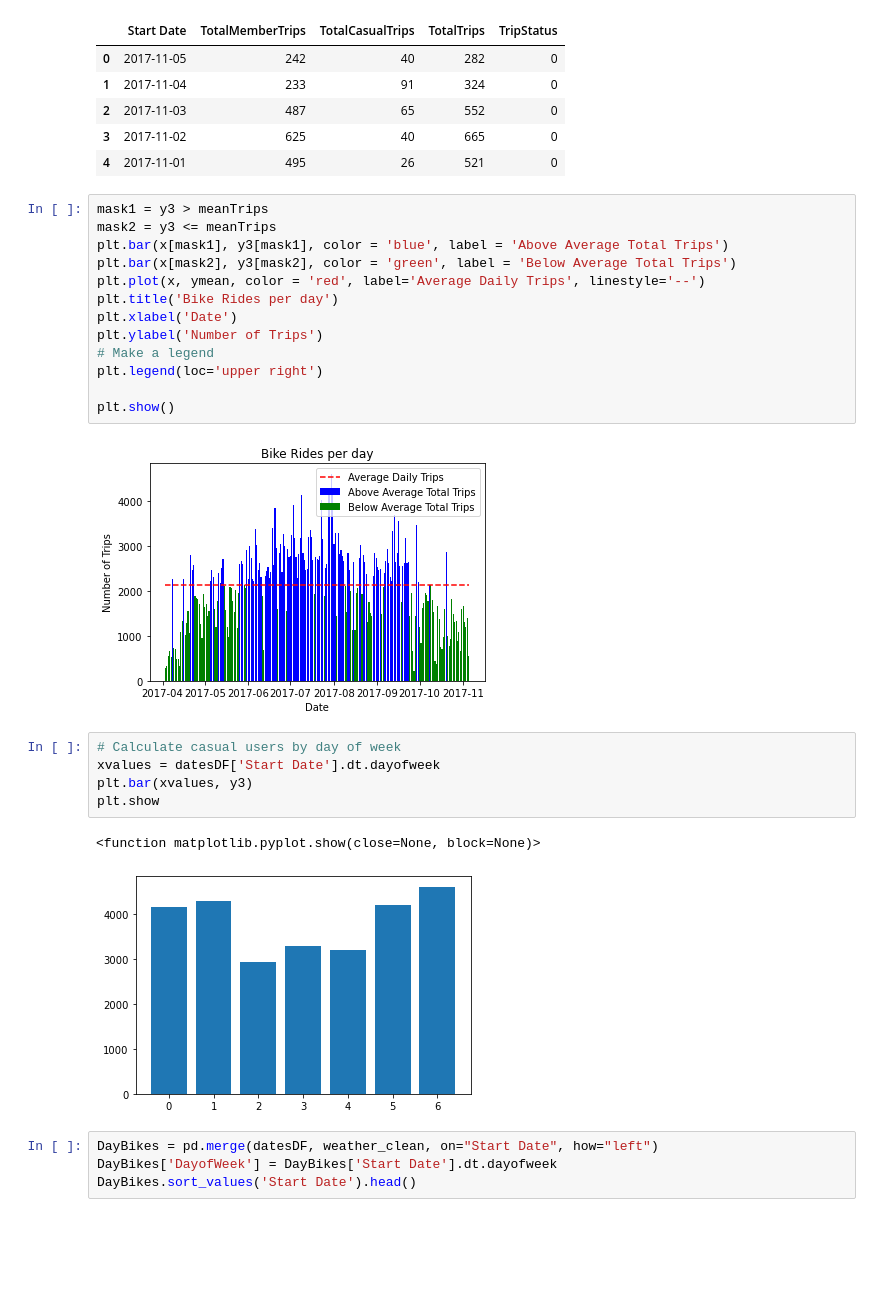
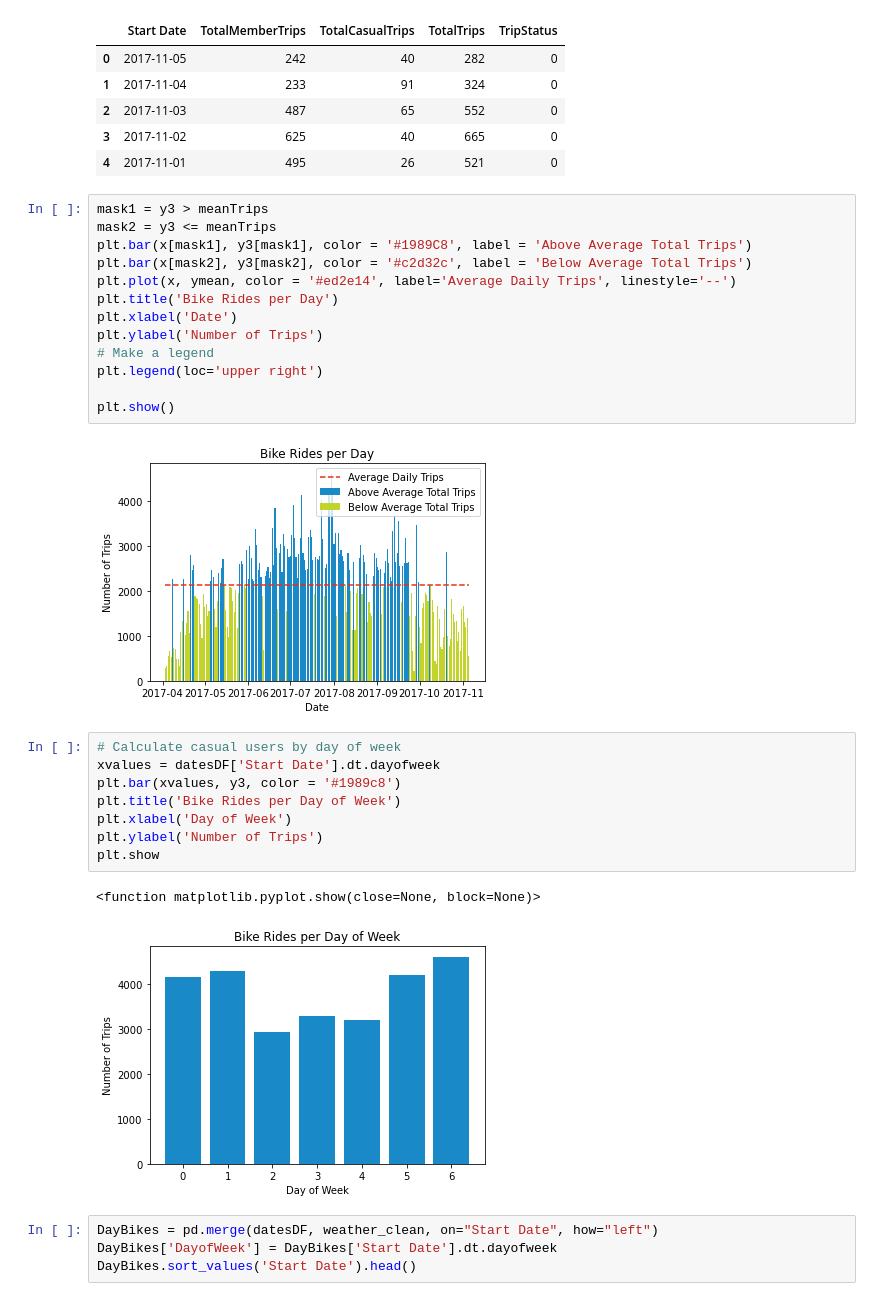
Before and after one commit to grand42/Machine_Learning-NiceRide, a Jupyter notebook: Working_Directory/BikeRide_Classification.ipynb, the cells around one changed output. Drawn from its saved outputs; the diff is of its cells as text; blank space fills up the shorter version.

```diff
--- a/Working_Directory/BikeRide_Classification.ipynb
+++ b/Working_Directory/BikeRide_Classification.ipynb
@@ -190,10 +190,10 @@ datesDF.head()
 # %%
 mask1 = y3 > meanTrips
 mask2 = y3 <= meanTrips
-plt.bar(x[mask1], y3[mask1], color = 'blue', label = 'Above Average Total Trips')
-plt.bar(x[mask2], y3[mask2], color = 'green', label = 'Below Average Total Trips')
-plt.plot(x, ymean, color = 'red', label='Average Daily Trips', linestyle='--')
-plt.title('Bike Rides per day')
+plt.bar(x[mask1], y3[mask1], color = '#1989C8', label = 'Above Average Total Trips')
+plt.bar(x[mask2], y3[mask2], color = '#c2d32c', label = 'Below Average Total Trips')
+plt.plot(x, ymean, color = '#ed2e14', label='Average Daily Trips', linestyle='--')
+plt.title('Bike Rides per Day')
 plt.xlabel('Date')
 plt.ylabel('Number of Trips')
 # Make a legend
@@ -201,15 +201,18 @@ plt.legend(loc='upper right')
 
 plt.show()
 # %% [output]
-[figure, old version]
+[figure, new version]
 # %%
 # Calculate casual users by day of week
 xvalues = datesDF['Start Date'].dt.dayofweek
-plt.bar(xvalues, y3)
+plt.bar(xvalues, y3, color = '#1989c8')
+plt.title('Bike Rides per Day of Week')
+plt.xlabel('Day of Week')
+plt.ylabel('Number of Trips')
 plt.show
 # %% [output]
 <function matplotlib.pyplot.show(close=None, block=None)>
-[figure, old version]
+[figure, new version]
 # %%
 DayBikes = pd.merge(datesDF, weather_clean, on="Start Date", how="left")
 DayBikes['DayofWeek'] = DayBikes['Start Date'].dt.dayofweek
```
Also changed, not shown: parts of 3 cells of this notebook, 2 other files.
